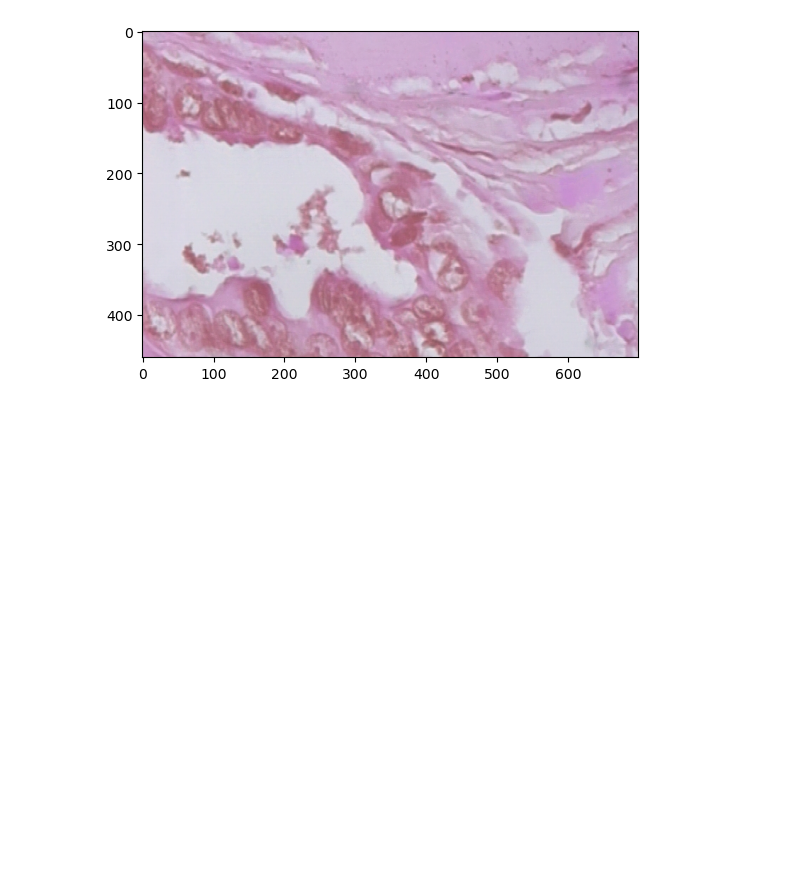
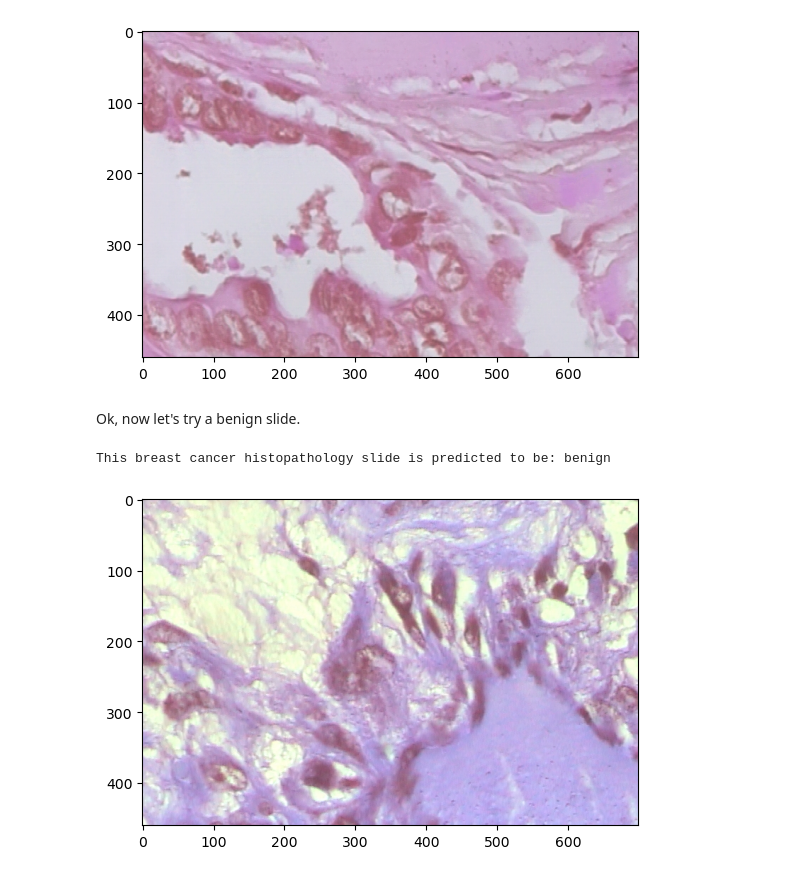
Before and after one commit to WangYufei2021/BIA4-Project, a Jupyter notebook: code/for_user.ipynb, the cells around one changed output. Saved outputs shown, nothing was run; the diff lists cells and outputs as text; code cells hidden in the pictures; blank space fills up the shorter version.

```diff
--- a/code/for_user.ipynb
+++ b/code/for_user.ipynb
@@ -50,3 +60,11 @@ TUMOR_TYPE_PREDICTOR(model_path='models/resnet50_epoch30_94.23.pth', #please inp
 # %% [output]
 This breast cancer histopathology slide is predicted to be: malignant
 [figure]
+# %% [markdown]
+Ok, now let's try a benign slide.
+# %%
+TUMOR_TYPE_PREDICTOR(model_path='models/resnet50_epoch30_94.23.pth', #please input the model path here
+                     img_path='BreaKHis 400X/test/benign/SOB_B_PT-14-29315EF-400-013.png') #please input the image path here
+# %% [output]
+This breast cancer histopathology slide is predicted to be: benign
+[figure, added]
```
Also changed, not shown: parts of 7 cells of this notebook.
